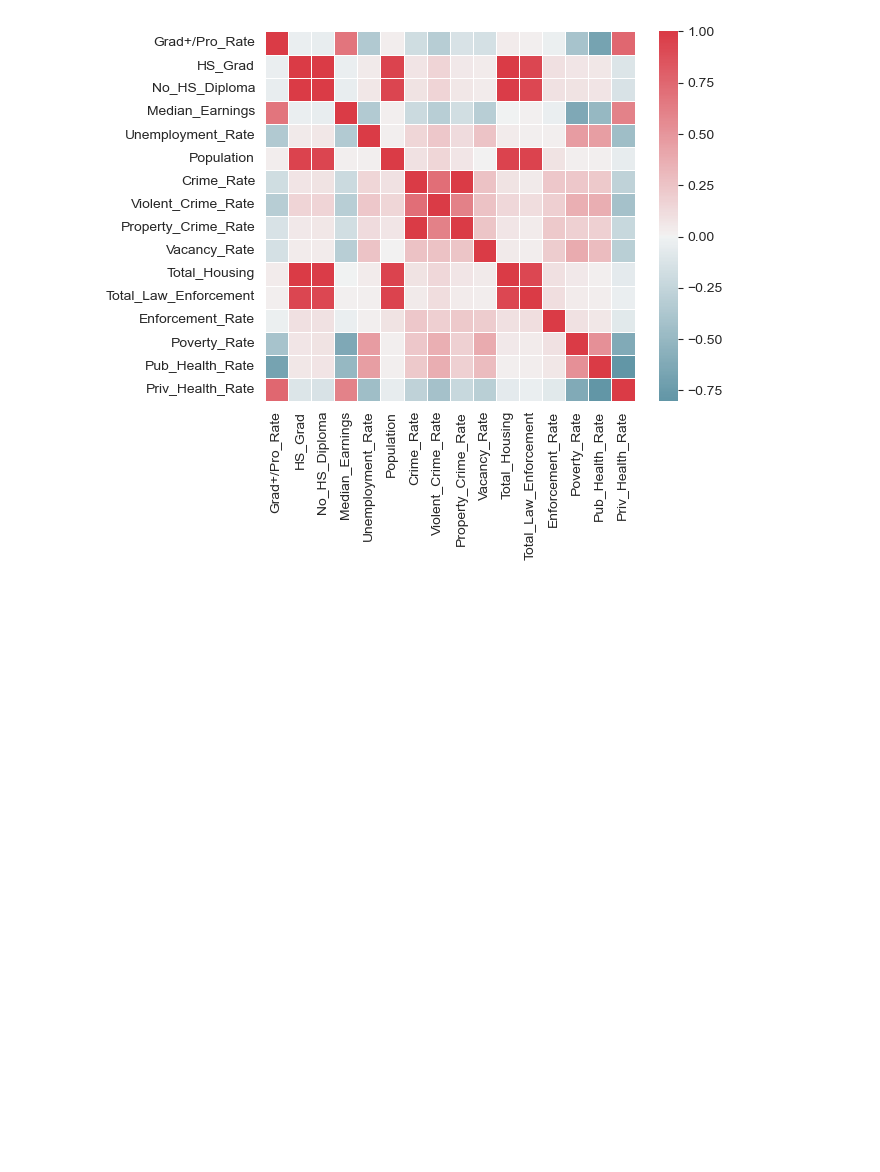
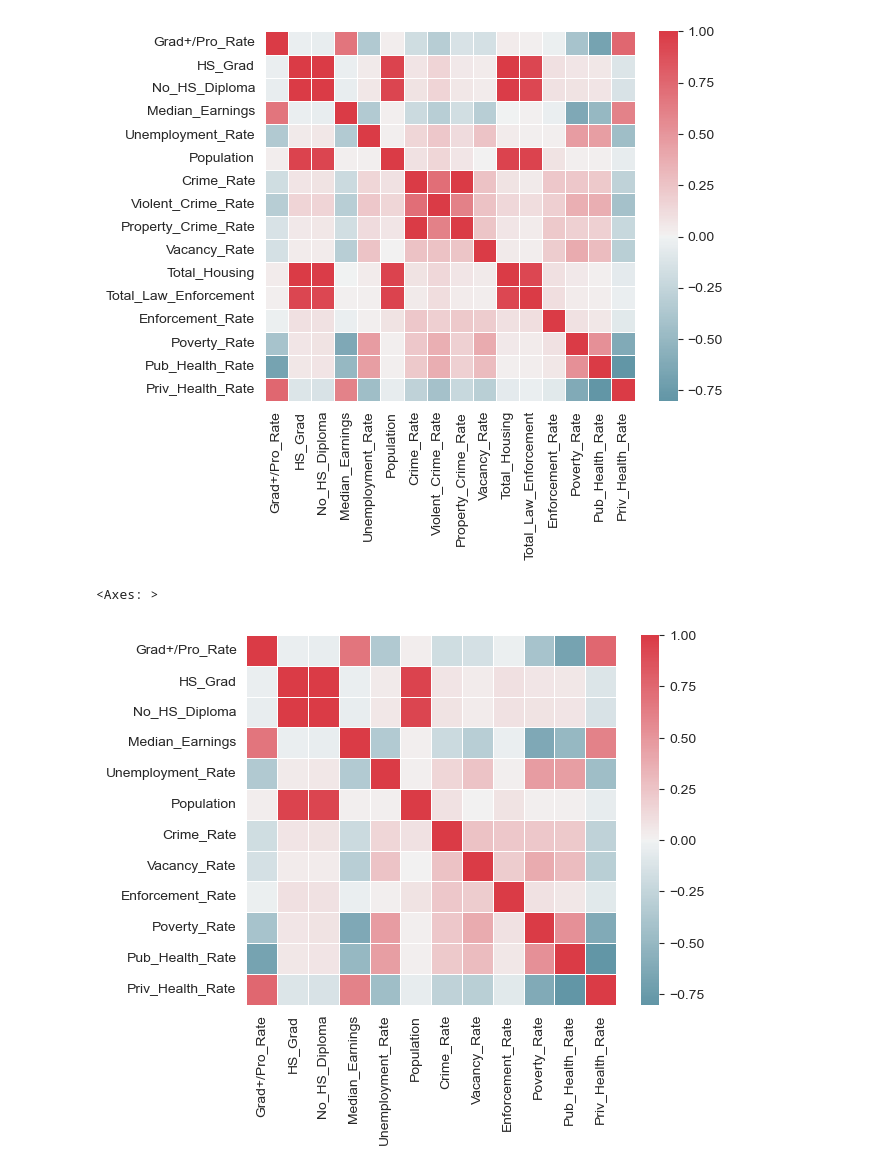
Before and after one commit to Simonguoo/Crime_rate_proj, a Jupyter notebook: data_cleaning.ipynb, the cells around one changed output. Drawn from its saved outputs; the diff is of its cells as text; code cells hidden in the pictures; blank space fills up the shorter version.

```diff
--- a/data_cleaning.ipynb
+++ b/data_cleaning.ipynb
@@ -502,4 +518,16 @@ sns.heatmap(corr, center=0, cmap= cmap, square=True, linewidths=.5)
 # %% [output]
 <Axes: >
 [figure]
+# %%
+# drop highly correlated variables
+final_df2 = final_df.drop(["Total_Housing", "Total_Law_Enforcement", "Violent_Crime_Rate", "Property_Crime_Rate"], axis= 1)
+# %%
+# checking heatmap again
+cont_vals = final_df2.drop("City", axis= 1).columns
+corr = final_df2[cont_vals].corr()
+cmap = sns.diverging_palette(220, 10, as_cmap=True)
+sns.heatmap(corr, center=0, cmap= cmap, square=True, linewidths=.5)
+# %% [output]
+<Axes: >
+[figure, added]
 # %%
```
Also changed, not shown: parts of 5 cells of this notebook, 3 other files.
